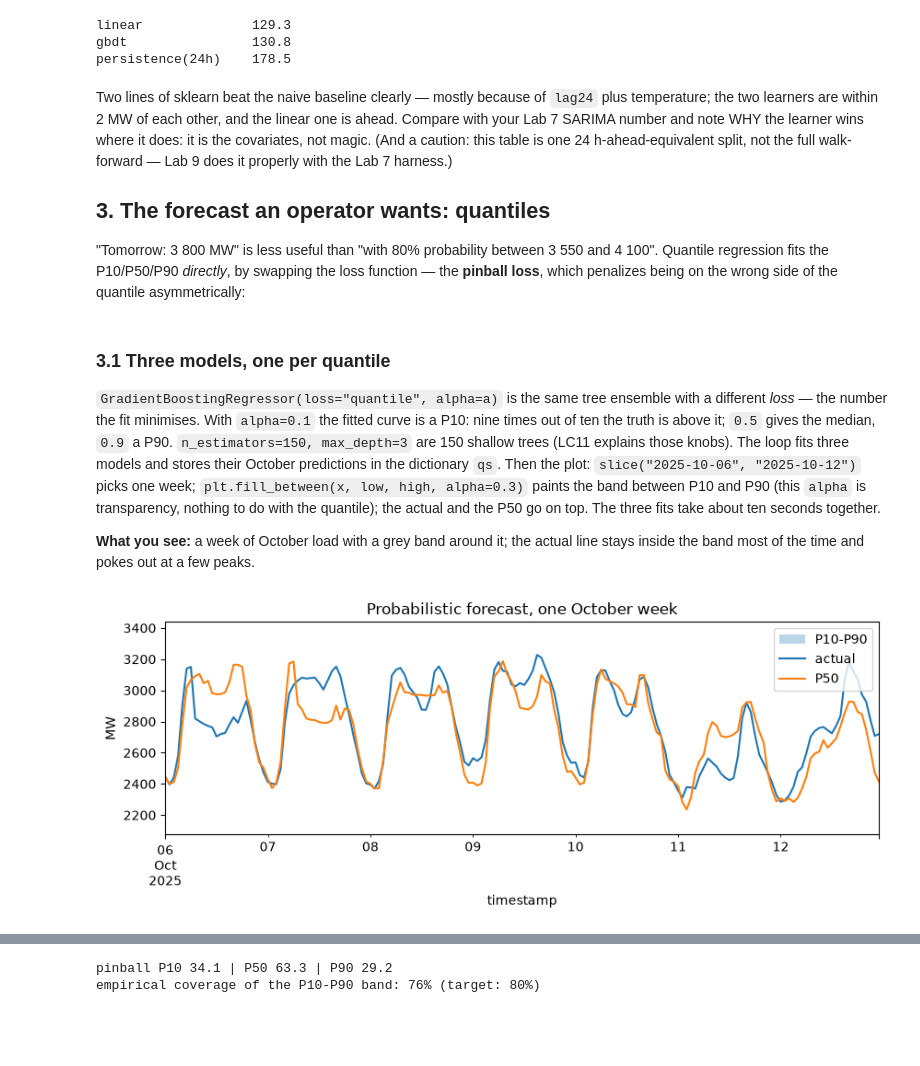
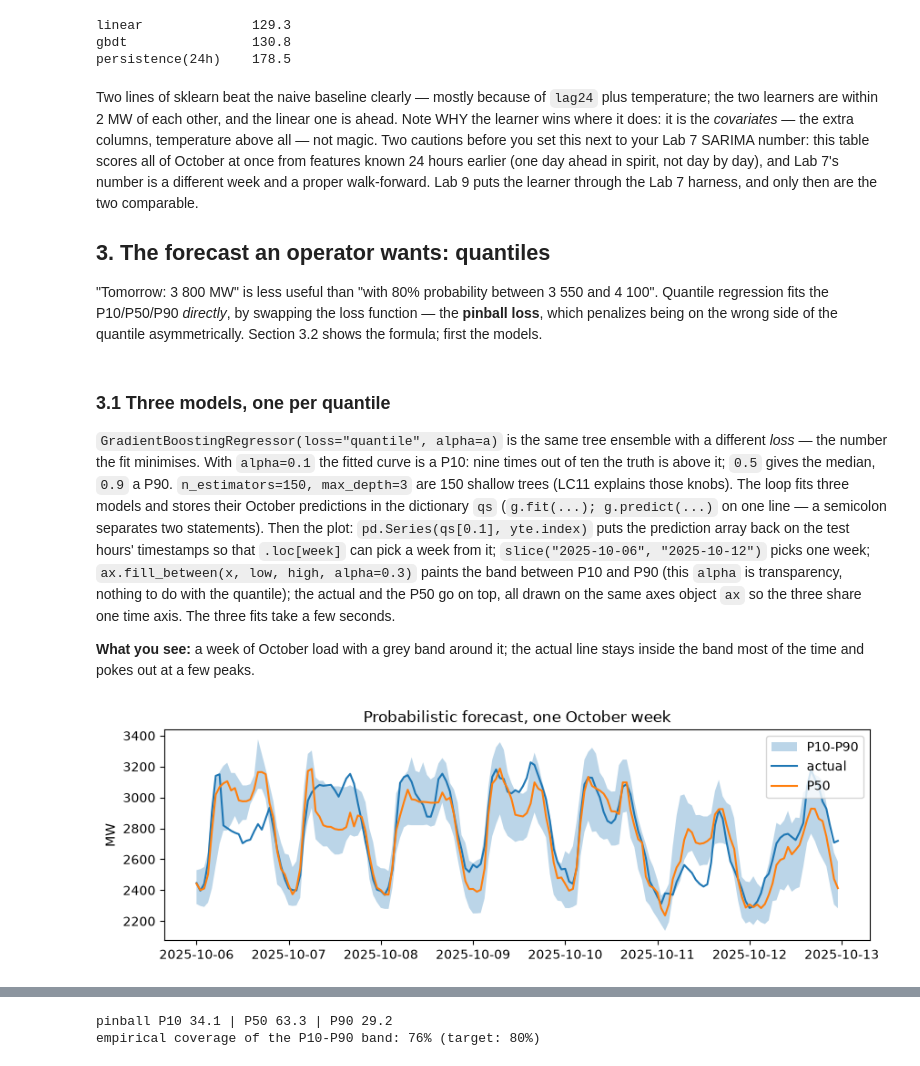
Before and after one commit to KTH-EG2140/course-material, a Jupyter notebook: notebooks/LC10_forecasting_learners.ipynb, the cells around one changed output, grey strips where cells are left out. Cells and saved outputs as stored; diff of their text form; code cells hidden in the pictures; blank space fills up the shorter version.

```diff
--- a/notebooks/LC10_forecasting_learners.ipynb
+++ b/notebooks/LC10_forecasting_learners.ipynb
@@ -101,36 +101,38 @@ linear              129.3
 gbdt                130.8
 persistence(24h)    178.5
 # %% [markdown]
-Two lines of sklearn beat the naive baseline clearly — mostly because of `lag24` plus temperature; the two learners are within 2 MW of each other, and the linear one is ahead. Compare with your Lab 7 SARIMA number and note WHY the learner wins where it does: it is the covariates, not magic. (And a caution: this table is one 24 h-ahead-equivalent split, not the full walk-forward — Lab 9 does it properly with the Lab 7 harness.)
+Two lines of sklearn beat the naive baseline clearly — mostly because of `lag24` plus temperature; the two learners are within 2 MW of each other, and the linear one is ahead. Note WHY the learner wins where it does: it is the *covariates* — the extra columns, temperature above all — not magic. Two cautions before you set this next to your Lab 7 SARIMA number: this table scores all of October at once from features known 24 hours earlier (one day ahead in spirit, not day by day), and Lab 7's number is a different week and a proper walk-forward. Lab 9 puts the learner through the Lab 7 harness, and only then are the two comparable.
 
 ## 3. The forecast an operator wants: quantiles
 
-"Tomorrow: 3 800 MW" is less useful than "with 80% probability between 3 550 and 4 100". Quantile regression fits the P10/P50/P90 *directly*, by swapping the loss function — the **pinball loss**, which penalizes being on the wrong side of the quantile asymmetrically:
+"Tomorrow: 3 800 MW" is less useful than "with 80% probability between 3 550 and 4 100". Quantile regression fits the P10/P50/P90 *directly*, by swapping the loss function — the **pinball loss**, which penalizes being on the wrong side of the quantile asymmetrically. Section 3.2 shows the formula; first the models.
 # %% [markdown]
 ### 3.1 Three models, one per quantile
 
-`GradientBoostingRegressor(loss="quantile", alpha=a)` is the same tree ensemble with a different *loss* — the number the fit minimises. With `alpha=0.1` the fitted curve is a P10: nine times out of ten the truth is above it; `0.5` gives the median, `0.9` a P90. `n_estimators=150, max_depth=3` are 150 shallow trees (LC11 explains those knobs). The loop fits three models and stores their October predictions in the dictionary `qs`. Then the plot: `slice("2025-10-06", "2025-10-12")` picks one week; `plt.fill_between(x, low, high, alpha=0.3)` paints the band between P10 and P90 (this `alpha` is transparency, nothing to do with the quantile); the actual and the P50 go on top. The three fits take about ten seconds together.
+`GradientBoostingRegressor(loss="quantile", alpha=a)` is the same tree ensemble with a different *loss* — the number the fit minimises. With `alpha=0.1` the fitted curve is a P10: nine times out of ten the truth is above it; `0.5` gives the median, `0.9` a P90. `n_estimators=150, max_depth=3` are 150 shallow trees (LC11 explains those knobs). The loop fits three models and stores their October predictions in the dictionary `qs` (`g.fit(...); g.predict(...)` on one line — a semicolon separates two statements). Then the plot: `pd.Series(qs[0.1], yte.index)` puts the prediction array back on the test hours' timestamps so that `.loc[week]` can pick a week from it; `slice("2025-10-06", "2025-10-12")` picks one week; `ax.fill_between(x, low, high, alpha=0.3)` paints the band between P10 and P90 (this `alpha` is transparency, nothing to do with the quantile); the actual and the P50 go on top, all drawn on the same axes object `ax` so the three share one time axis. The three fits take a few seconds.
 
 **What you see:** a week of October load with a grey band around it; the actual line stays inside the band most of the time and pokes out at a few peaks.
 # %%
 from sklearn.ensemble import GradientBoostingRegressor
 # One model per quantile: same features, same trees — only the LOSS changes.
 # alpha=0.1 trains a P10 (a floor), 0.5 the median, 0.9 a P90 (a ceiling).
 qs = {}
 for a in (0.1, 0.5, 0.9):
     g = GradientBoostingRegressor(loss="quantile", alpha=a, n_estimators=150,
                                   max_depth=3, random_state=0)
     g.fit(Xtr, ytr); qs[a] = g.predict(Xte)
 import matplotlib.pyplot as plt
 week = slice("2025-10-06", "2025-10-12")
 idx = yte.loc[week].index
-plt.figure(figsize=(10,3))
-plt.fill_between(idx, pd.Series(qs[0.1], yte.index).loc[week],
-                 pd.Series(qs[0.9], yte.index).loc[week], alpha=0.3, label="P10-P90")
-yte.loc[week].plot(label="actual"); pd.Series(qs[0.5], yte.index).loc[week].plot(label="P50")
-plt.legend(); plt.ylabel("MW"); plt.title("Probabilistic forecast, one October week");
+fig, ax = plt.subplots(figsize=(10,3))
+# everything on ONE axes object, with the same timestamps: band first, lines on top
+ax.fill_between(idx, pd.Series(qs[0.1], yte.index).loc[week].values,
+                pd.Series(qs[0.9], yte.index).loc[week].values, alpha=0.3, label="P10-P90")
+ax.plot(idx, yte.loc[week].values, label="actual")
+ax.plot(idx, pd.Series(qs[0.5], yte.index).loc[week].values, label="P50")
+ax.legend(); ax.set_ylabel("MW"); ax.set_title("Probabilistic forecast, one October week");
 # %% [output]
-[figure, old version]
+[figure, new version]
 # %% [markdown]
 ### 3.2 Scoring a quantile
 
```
Also changed, not shown: parts of 7 cells of this notebook, 1 other file.
